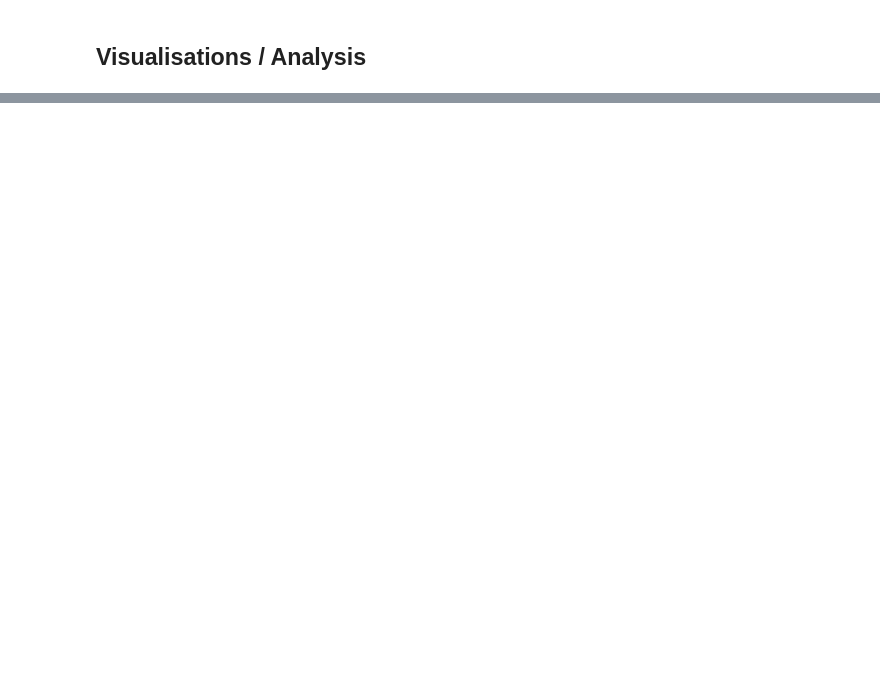
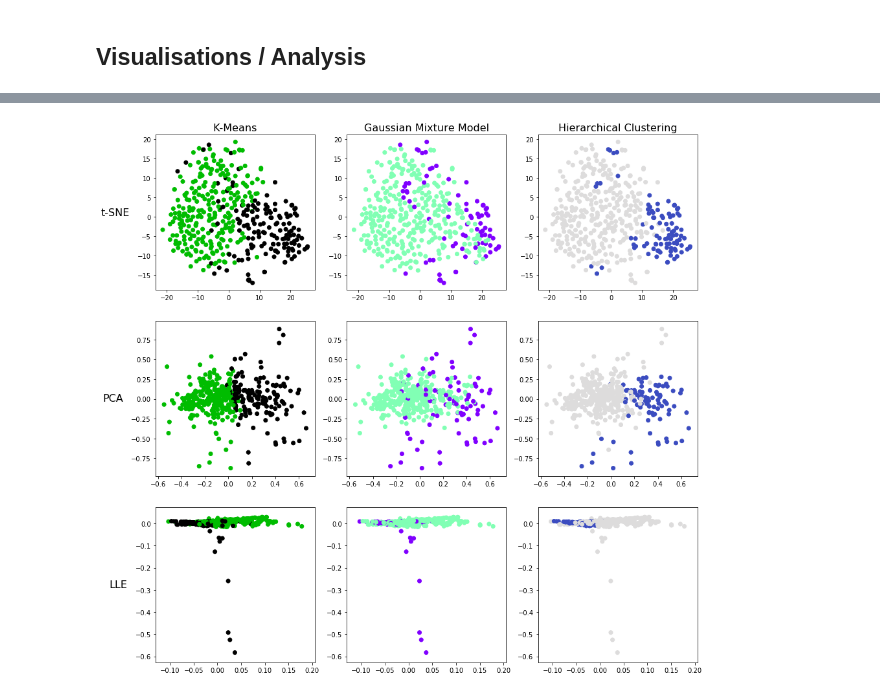
Before and after one commit to MattWear21/GKBodyPose, a Jupyter notebook: PoseAnalysis/OnevOneAnalysis.ipynb, the cells around one changed output, grey strips where cells are left out. Cells and saved outputs as stored; diff of their text form; code cells hidden in the pictures; blank space fills up the shorter version.

```diff
--- a/PoseAnalysis/OnevOneAnalysis.ipynb
+++ b/PoseAnalysis/OnevOneAnalysis.ipynb
@@ -334,0 +263,10 @@ pca[[26, 25]]
+# %%
+k=2
+kmeans_clusters = gk.getKMeans(sets_2d_proj, k=k)
+gmm_clusters = gk.getGMM(sets_2d_proj, k=k)
+hier_clusters = gk.getHier(sets_2d_proj, k=k)
+# %%
+gk.plotManifold(sets_2d_proj, kmeans_clusters, gmm_clusters,
+             hier_clusters, k=k, save='1v1s/2d_proj_clusters')
+# %% [output]
+[figure, added]
```
Also changed, not shown: parts of 34 cells of this notebook.
